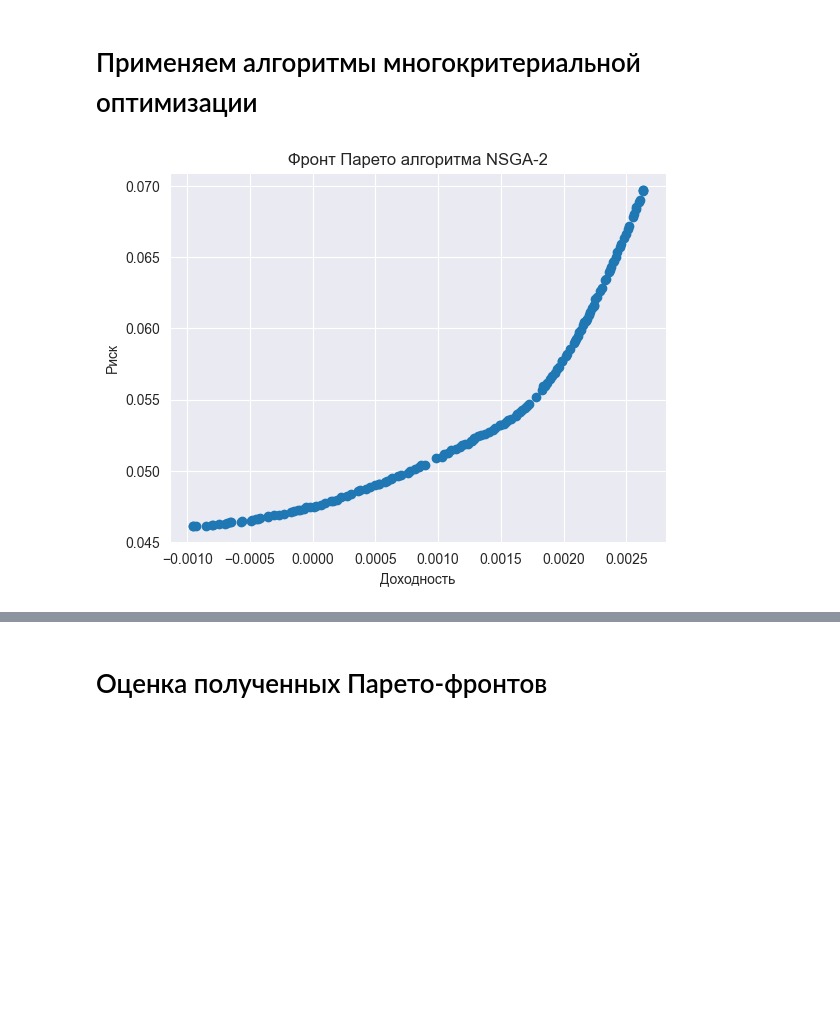
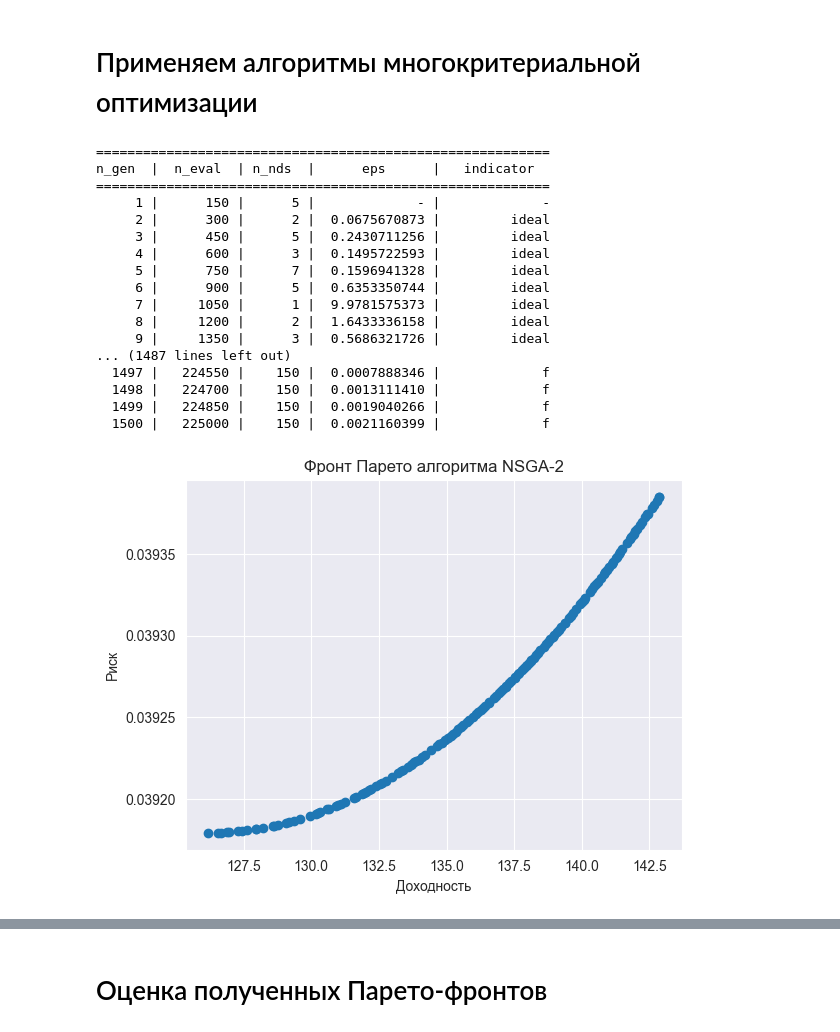
Before and after one commit to ArTeria21/Crypto_optimization, a Jupyter notebook: portfolio_optimization.ipynb, the cells around one changed output, grey strips where cells are left out. Saved outputs shown, nothing was run; the diff lists cells and outputs as text; code cells hidden in the pictures; blank space fills up the shorter version.

```diff
--- a/portfolio_optimization.ipynb
+++ b/portfolio_optimization.ipynb
@@ -41,11 +74,17 @@ sns.set_style('darkgrid')
 # Список интересующих криптовалют можно изменять. Все доступные тикеры можно посмотреть на https://finance.yahoo.com/crypto/
 TICKERS = ["TON11419-USD", "SUI20947-USD",'ETH-USD', "LINK-USD", "APT21794-USD", "FET-USD", "TAO22974-USD", 'BTC-USD']
 
-data: pd.DataFrame = yf.download(TICKERS, start="2024-05-01", end="2024-08-29", progress=True)["Adj Close"]
+training_start_date = "2024-08-01"
+training_end_date = "2024-08-29"
+
+start_tocken_prices = {ticker: get_price_on_date(ticker, training_start_date) for ticker in TICKERS}
+end_tocken_prices = {ticker: get_price_on_date(ticker, training_end_date) for ticker in TICKERS}
+
+data: pd.DataFrame = yf.download(TICKERS, start=training_start_date, end=training_end_date, progress=True)["Adj Close"]
 returns: pd.DataFrame = data.pct_change().dropna()
 
-# Для рассчета ожидаемой доходности и ковариационной матрицы используется медианная доходность
-expected_returns: pd.Series = returns.median()
+# Для рассчета ожидаемой доходности и ковариационной матрицы используется средняя доходность
+expected_returns: pd.Series = returns.mean()
 cov_matrix: pd.DataFrame = returns.cov()
 # %% [output]
 [*********************100%***********************]  8 of 8 completed
@@ -124,26 +160,43 @@ problem = CryptoPortfolioProblem()
 # %%
 # Первый алгоритм, который мы протестируем - это NSGA-2.
 # В данном случае мы не используем параметры по умолчанию, а явно задаем размер популяции и количество поколений
 
 nsga2 = NSGA2(pop_size=150)
 mutation = PolynomialMutation(eta=20, prob_var=0.2)
 
 nsga2_result = minimize(
     problem,
     nsga2,
     ('n_gen', 1500),
-    verbose=False,
+    verbose=True,
     mutation=mutation
 )
 
 # Визуализируем результаты
 plt.scatter(-nsga2_result.F[:, 0], nsga2_result.F[:, 1])
 plt.xlabel("Доходность")
 plt.ylabel("Риск")
 plt.title("Фронт Парето алгоритма NSGA-2")
 plt.show()
 # %% [output]
+==========================================================
+n_gen  |  n_eval  | n_nds  |      eps      |   indicator
+==========================================================
+     1 |      150 |      5 |             - |             -
+     2 |      300 |      2 |  0.0675670873 |         ideal
+     3 |      450 |      5 |  0.2430711256 |         ideal
+     4 |      600 |      3 |  0.1495722593 |         ideal
+     5 |      750 |      7 |  0.1596941328 |         ideal
+     6 |      900 |      5 |  0.6353350744 |         ideal
+     7 |     1050 |      1 |  9.9781575373 |         ideal
+     8 |     1200 |      2 |  1.6433336158 |         ideal
+     9 |     1350 |      3 |  0.5686321726 |         ideal
+... (1487 lines left out)
+  1497 |   224550 |    150 |  0.0007888346 |             f
+  1498 |   224700 |    150 |  0.0013111410 |             f
+  1499 |   224850 |    150 |  0.0019040266 |             f
+  1500 |   225000 |    150 |  0.0021160399 |             f
-[figure, old version]
+[figure, new version]
 # %%
 # Второй алгоритм, который мы протестируем - это MOEA/D.
 
```
Also changed, not shown: parts of 23 cells of this notebook.
